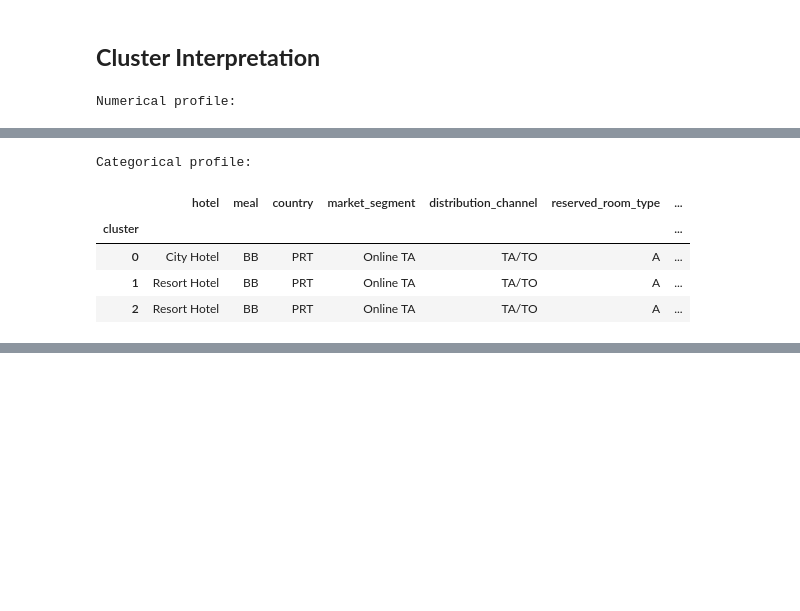
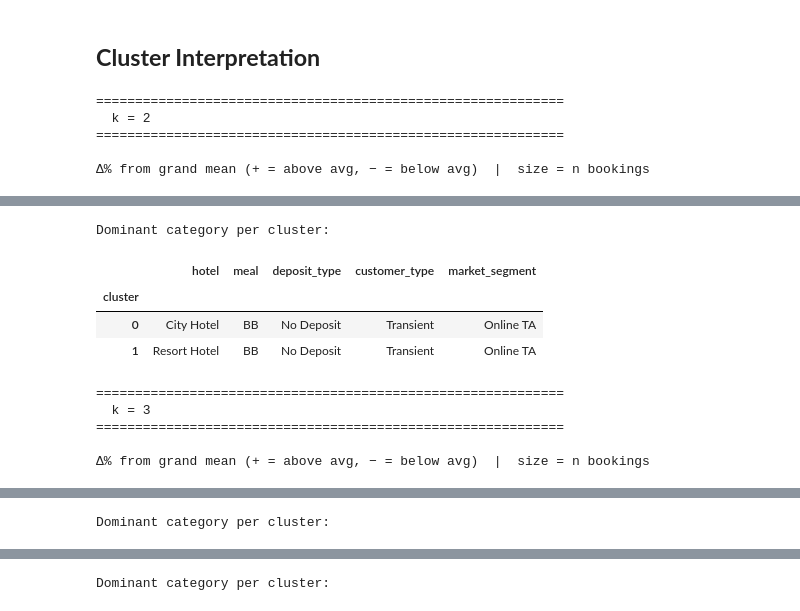
Before and after one commit to alexandreffs/UnsupervisedLearningProj, a Jupyter notebook: project.ipynb, the cells around one changed output, grey strips where cells are left out. Saved outputs shown, nothing was run; the diff lists cells and outputs as text; code cells hidden in the pictures; blank space fills up the shorter version.

```diff
--- a/project.ipynb
+++ b/project.ipynb
@@ -393,18 +407,16 @@ from sklearn.metrics import silhouette_score, calinski_harabasz_score, davies_bo
 
 _variants = {
     'no weights (current)': (1.0, 1.0),
-    'adr×4, deposit×8':     (4.0, 8.0),
+    'spend×2, non_refund×2': (2.0, 2.0),
 }
 
 _summary_rows = []
 _var_rows = []
 
-for name, (adr_w, deposit_w) in _variants.items():
+for name, (spend_w, deposit_w) in _variants.items():
     X = X_v2_scaled.copy()
-    _adr_idx     = cluster_features_v2.index("adr_log")
-    _deposit_idx = cluster_features_v2.index("deposit_encoded")
-    X[:, _adr_idx]     *= adr_w
-    X[:, _deposit_idx] *= deposit_w
+    X[:, cluster_features_v2.index("total_spend_log")] *= spend_w
+    X[:, cluster_features_v2.index("is_non_refund")]   *= deposit_w
 
     km = KMeans(n_clusters=3, random_state=42, n_init=10)
     labels = km.fit_predict(X)
@@ -877,23 +904,45 @@ pd.DataFrame(sensitivity_results)
 # %% [markdown]
 ## **Cluster Interpretation**
 # %%
-best_k = 3
-kmeans = KMeans(n_clusters=3, random_state=42)
-labels = kmeans.fit_predict(X_v2_scaled)
+for best_k in [2, 3, 4]:
+    print(f"\n{'='*60}")
+    print(f"  k = {best_k}")
+    print(f"{'='*60}")
 
-df["cluster"] = labels
+    km = KMeans(n_clusters=best_k, random_state=42, n_init=10)
+    labels = km.fit_predict(X_v2_scaled)
+    df_cluster["cluster"] = labels
 
-# Numeric profile
-cluster_profile_num = df.groupby("cluster").mean(numeric_only=True)
+    # --- Δ table: swap adr_log → raw adr for interpretability ---
+    display_features = ["adr" if f == "adr_log" else f for f in cluster_features_v2]
+    X_raw_df = df_cluster[cluster_features_v2].copy()
+    if "adr_log" in cluster_features_v2:
+        X_raw_df = X_raw_df.rename(columns={"adr_log": "adr"})
+        X_raw_df["adr"] = df_cluster["adr"].values
+    X_raw_df["cluster"] = labels
 
-# Categorical profile
-cat_cols = df.select_dtypes(include=["object", "string"]).columns
-cluster_profile_cat = df.groupby("cluster")[cat_cols].agg(lambda x: x.mode()[0] if not x.mode().empty else None)
+    grand_mean   = X_raw_df[display_features].mean()
+    cluster_mean = X_raw_df.groupby("cluster")[display_features].mean()
+    delta = (100 * (cluster_mean - grand_mean) / grand_mean.replace(0, np.nan)).round(1)
+    delta.index.name = "cluster"
 
-print("Numerical profile:")
-display(cluster_profile_num)
+    sizes = pd.Series(labels).value_counts().sort_index().rename("size")
+    delta.insert(0, "size", sizes.values)
 
-print("Categorical profile:")
-display(cluster_profile_cat)
+    print("\nΔ% from grand mean (+ = above avg, − = below avg)  |  size = n bookings")
+    display(delta)
+
+    # --- Categorical mode per cluster ---
+    cat_cols = ["hotel", "meal", "deposit_type", "customer_type", "market_segment"]
+    cat_cols = [c for c in cat_cols if c in df_cluster.columns]
+    cat_profile = df_cluster.groupby("cluster")[cat_cols].agg(
+        lambda x: x.mode()[0] if not x.mode().empty else None
+    )
+    print("\nDominant category per cluster:")
+    display(cat_profile)
 # %% [output]
-Numerical profile:
+============================================================
+  k = 2
+============================================================
+
+Δ% from grand mean (+ = above avg, − = below avg)  |  size = n bookings
@@ -905,6 +953,10 @@ Numerical profile:
-Categorical profile:
+Dominant category per cluster:
-|  | hotel | meal | country | market_segment | distribution_channel | reserved_room_type | ... |
-| cluster |  |  |  |  |  |  | ... |
-| 0 | City Hotel | BB | PRT | Online TA | TA/TO | A | ... |
-| 1 | Resort Hotel | BB | PRT | Online TA | TA/TO | A | ... |
-| 2 | Resort Hotel | BB | PRT | Online TA | TA/TO | A | ... |
+|  | hotel | meal | deposit_type | customer_type | market_segment |
+| cluster |  |  |  |  |  |
+| 0 | City Hotel | BB | No Deposit | Transient | Online TA |
+| 1 | Resort Hotel | BB | No Deposit | Transient | Online TA |
+============================================================
+  k = 3
+============================================================
+
+Δ% from grand mean (+ = above avg, − = below avg)  |  size = n bookings
@@ -910,0 +968 @@ Categorical profile:
+Dominant category per cluster:
@@ -910,0 +985 @@ Categorical profile:
+Dominant category per cluster:
```
Also changed, not shown: parts of 16 cells of this notebook, 2 other files.
